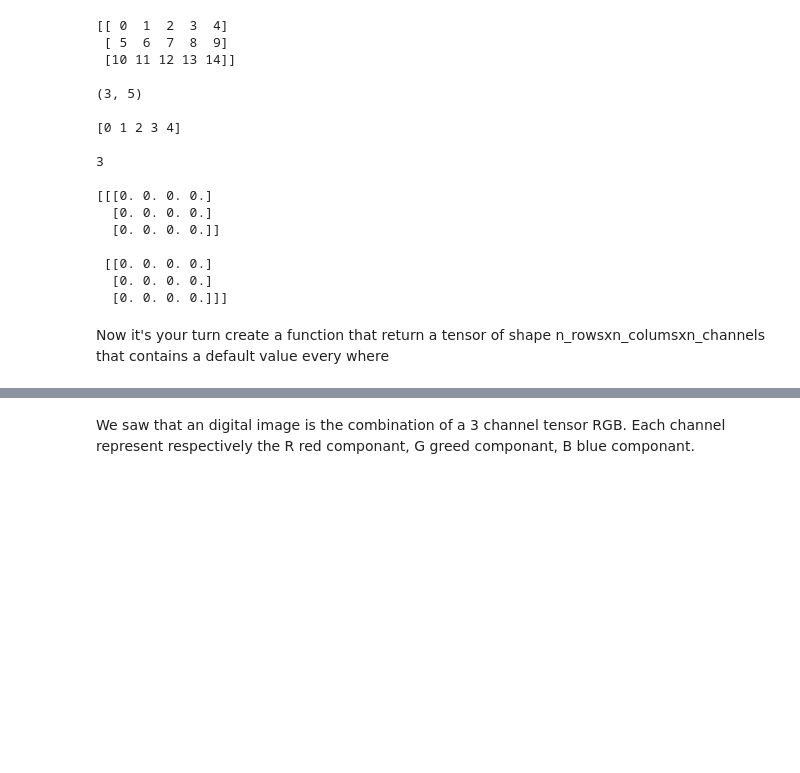
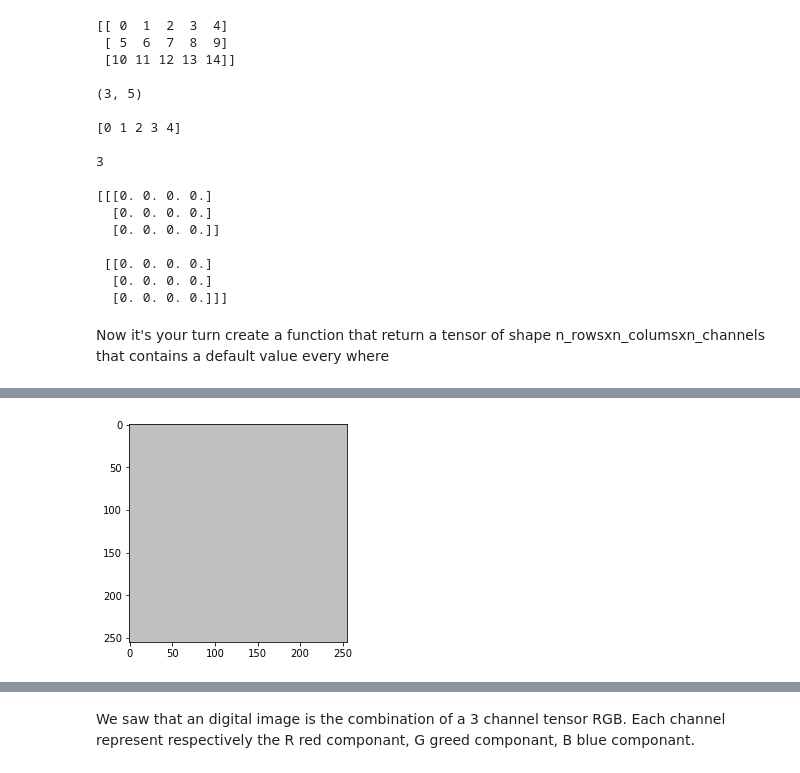
Before and after one commit to DL-ECE/tp2-deeplearningonimages-tikystitch, a Jupyter notebook: convolution.ipynb, the cells around one changed output, grey strips where cells are left out. Cells and saved outputs as stored; diff of their text form; code cells hidden in the pictures; blank space fills up the shorter version.

```diff
--- a/convolution.ipynb
+++ b/convolution.ipynb
@@ -128,0 +127,4 @@ def plot_one_tensor(image_tensor: np.array):
+# %%
+plot_one_tensor(gray_like)
+# %% [output]
+[figure, added]
```
Also changed, not shown: parts of 18 cells of this notebook.
